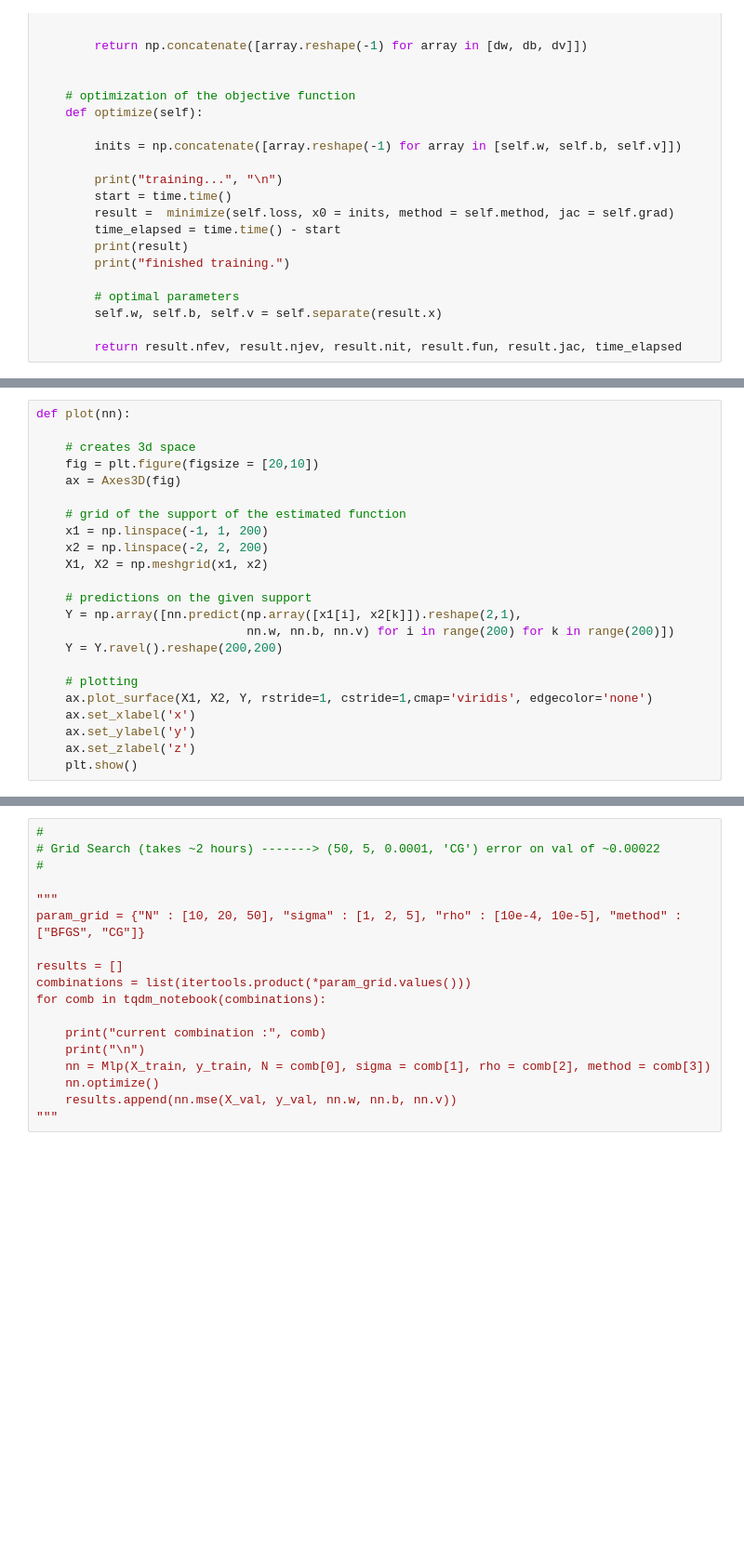
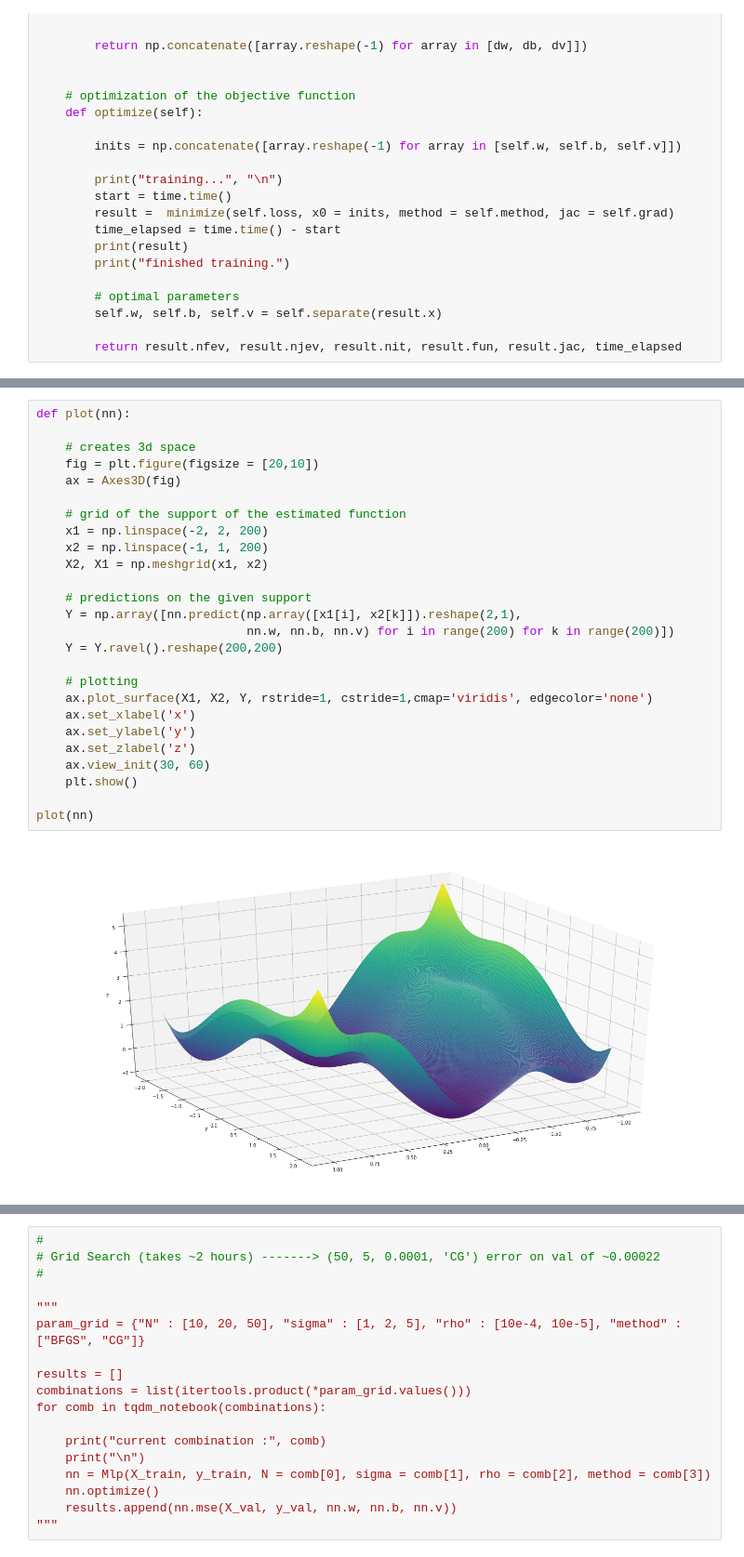
Before and after one commit to giorgiozannini/omml-homework-2, a Jupyter notebook: mlp.ipynb, the cells around one changed output, grey strips where cells are left out. Shown at 93% size. Drawn from its saved outputs; the diff is of its cells as text; blank space fills up the shorter version.

Commit message:
solved problem with plots

```diff
--- a/mlp.ipynb
+++ b/mlp.ipynb
@@ -161,23 +161,28 @@ Test Error : 0.0006957703294050667
 # %%
 def plot(nn):
 
     # creates 3d space
     fig = plt.figure(figsize = [20,10])
     ax = Axes3D(fig)
 
     # grid of the support of the estimated function
-    x1 = np.linspace(-1, 1, 200)
-    x2 = np.linspace(-2, 2, 200)
-    X1, X2 = np.meshgrid(x1, x2)
+    x1 = np.linspace(-2, 2, 200)
+    x2 = np.linspace(-1, 1, 200)
+    X2, X1 = np.meshgrid(x1, x2)
 
     # predictions on the given support
     Y = np.array([nn.predict(np.array([x1[i], x2[k]]).reshape(2,1),
                              nn.w, nn.b, nn.v) for i in range(200) for k in range(200)])
     Y = Y.ravel().reshape(200,200)
 
     # plotting
     ax.plot_surface(X1, X2, Y, rstride=1, cstride=1,cmap='viridis', edgecolor='none')
     ax.set_xlabel('x')
     ax.set_ylabel('y')
     ax.set_zlabel('z')
+    ax.view_init(30, 60)
     plt.show()
+
+plot(nn)
+# %% [output]
+[figure, added]
```
Also changed, not shown: parts of 5 cells of this notebook.
